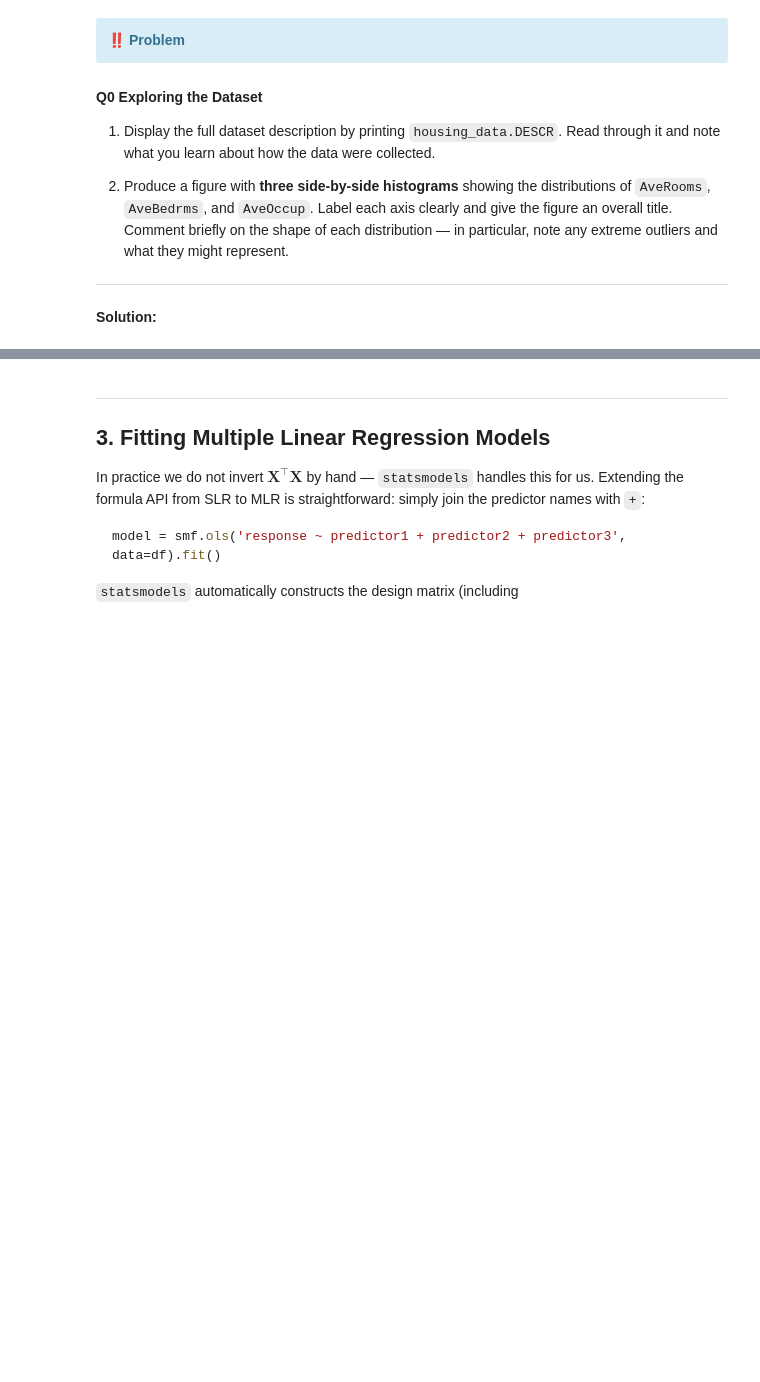
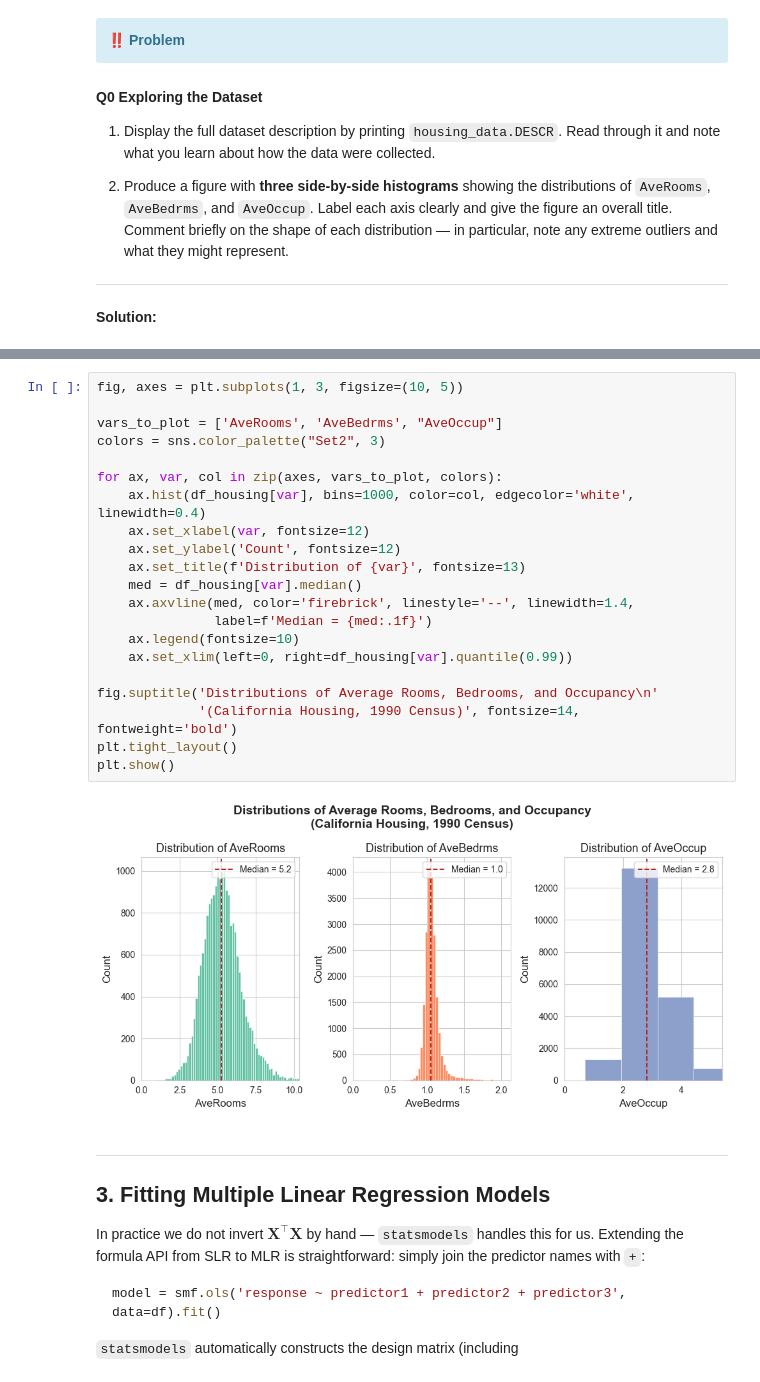
Before and after one commit to aldonunez05/pstat-100, a Jupyter notebook: Lab 7 - Multiple Linear Regression.ipynb, the cells around one changed output, grey strips where cells are left out. Drawn from its saved outputs; the diff is of its cells as text; blank space fills up the shorter version.

```diff
--- a/Lab 7 - Multiple Linear Regression.ipynb
+++ b/Lab 7 - Multiple Linear Regression.ipynb
@@ -168,3 +210,26 @@ df_housing.describe().round(3)
+# %%
+fig, axes = plt.subplots(1, 3, figsize=(10, 5))
+
+vars_to_plot = ['AveRooms', 'AveBedrms', "AveOccup"]
+colors = sns.color_palette("Set2", 3)
+
+for ax, var, col in zip(axes, vars_to_plot, colors):
+    ax.hist(df_housing[var], bins=1000, color=col, edgecolor='white', linewidth=0.4)
+    ax.set_xlabel(var, fontsize=12)
+    ax.set_ylabel('Count', fontsize=12)
+    ax.set_title(f'Distribution of {var}', fontsize=13)
+    med = df_housing[var].median()
+    ax.axvline(med, color='firebrick', linestyle='--', linewidth=1.4,
+               label=f'Median = {med:.1f}')
+    ax.legend(fontsize=10)
+    ax.set_xlim(left=0, right=df_housing[var].quantile(0.99))
+
+fig.suptitle('Distributions of Average Rooms, Bedrooms, and Occupancy\n'
+             '(California Housing, 1990 Census)', fontsize=14, fontweight='bold')
+plt.tight_layout()
+plt.show()
+# %% [output]
+[figure, added]
 # %% [markdown]
 ---
 
```
Also changed, not shown: parts of 17 cells of this notebook, 3 other files.
